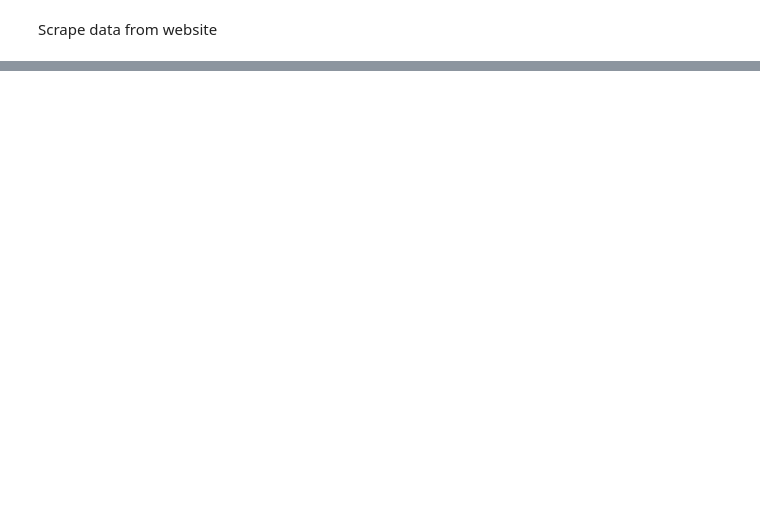
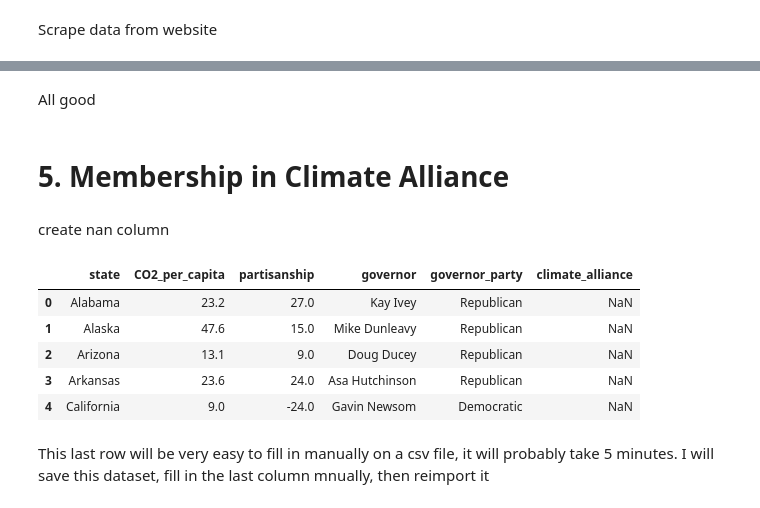
Before and after one commit to skvarnaj/Masters-Thesis, a Jupyter notebook: state_data_preprocessing.ipynb, the cells around one changed output, grey strips where cells are left out. Cells and saved outputs as stored; diff of their text form; code cells hidden in the pictures; blank space fills up the shorter version.

```diff
--- a/state_data_preprocessing.ipynb
+++ b/state_data_preprocessing.ipynb
@@ -288,0 +368,18 @@ str(a_attribute)
+# %% [markdown]
+All good
+# %% [markdown]
+# 5. Membership in Climate Alliance
+# %% [markdown]
+create nan column
+# %%
+state_dataset['climate_alliance'] = np.nan
+state_dataset.head()
+# %% [output]
+|  | state | CO2_per_capita | partisanship | governor | governor_party | climate_alliance |
+| 0 | Alabama | 23.2 | 27.0 | Kay Ivey | Republican | NaN |
+| 1 | Alaska | 47.6 | 15.0 | Mike Dunleavy | Republican | NaN |
+| 2 | Arizona | 13.1 | 9.0 | Doug Ducey | Republican | NaN |
+| 3 | Arkansas | 23.6 | 24.0 | Asa Hutchinson | Republican | NaN |
+| 4 | California | 9.0 | -24.0 | Gavin Newsom | Democratic | NaN |
+# %% [markdown]
+This last row will be very easy to fill in manually on a csv file, it will probably take 5 minutes. I will save this dataset, fill in the last column mnually, then reimport it
```
Also changed, not shown: parts of 19 cells of this notebook.
